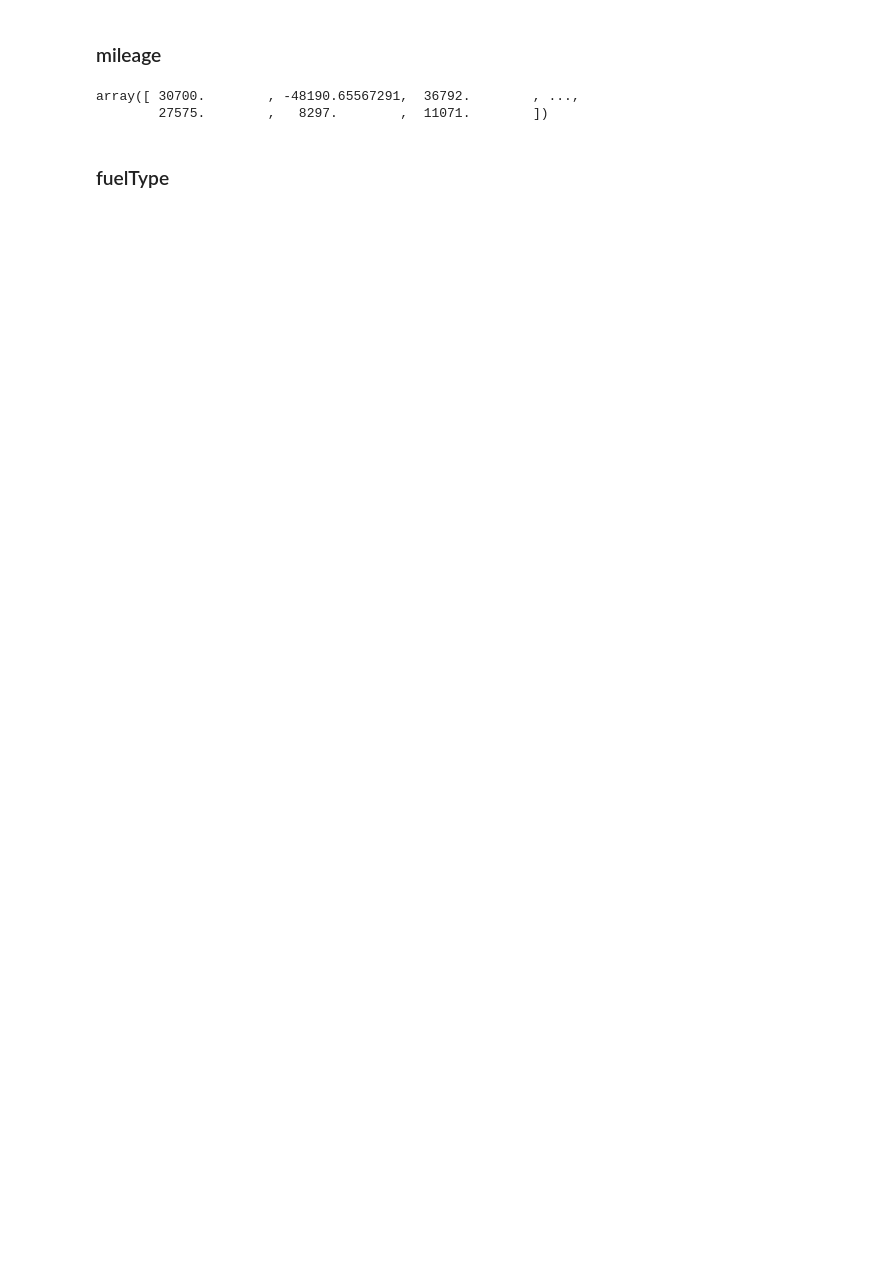
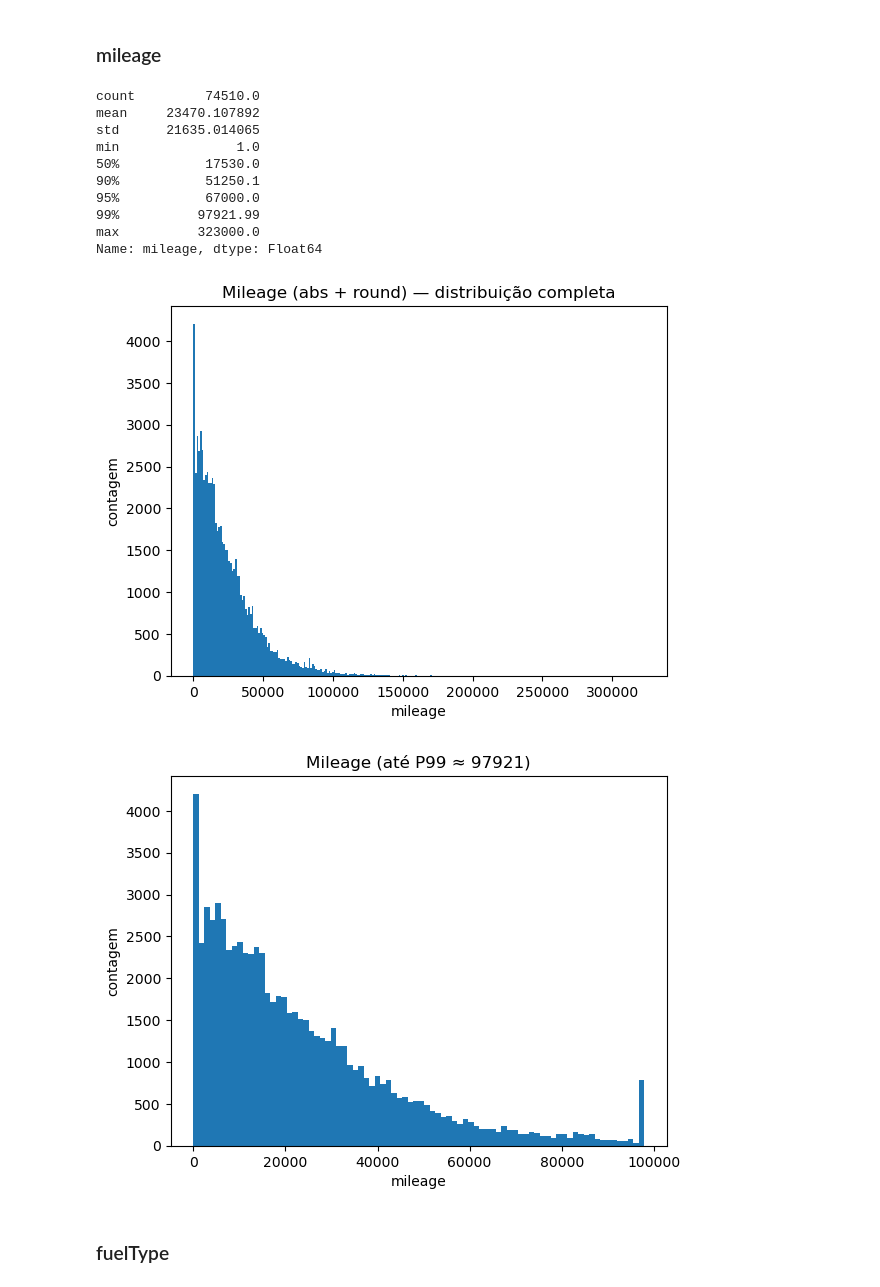
Before and after one commit to Filipa2002/Cars4You-Expediting-Car-Evaluations-with-ML, a Jupyter notebook: Marta/Notebook_v1.ipynb, the cells around one changed output. Saved outputs shown, nothing was run; the diff lists cells and outputs as text; code cells hidden in the pictures; blank space fills up the shorter version.

Commit message:
fim de limpeza

```diff
--- a/Marta/Notebook_v1.ipynb
+++ b/Marta/Notebook_v1.ipynb
@@ -49,0 +72,3 @@ brand_model_dic = pd.read_csv(r"C:\Users\Utilizador\OneDrive\Documentos\NovaIms\
+# %%
+train["Brand"] = train["Brand"].str.strip()
+train["model"] = train["model"].str.strip()
@@ -116,8 +214,0 @@ brand_model_dic.reset_index(drop=True, inplace=True)
-# %%
-train["Brand"] = (
-    train["Brand"]
-      .astype(str)
-      .str.strip()
-      .str.lower()           # já normalizas, mas fica aqui para ser à prova de bala
-      .replace(brand_aliases)  # mapeia alias -> canónico (vw->volkswagen, mb->mercedes-benz, etc.)
-)
@@ -368,10 +232,10 @@ array([2022.87800554, 2017.        , 2016.        , 2019.        ,
 # %%
 #por agora nulos ficom com 9999
-df["year"] = df["year"].fillna(9999)
+train["year"] = train["year"].fillna(9999)
 
 # Ficar só com a parte inteira e converter para int
-df["year"] = df["year"].astype(float).astype(int)
+train["year"] = train["year"].astype(float).astype(int)
+train.loc[train["year"] == 9999, "year"] = None
 
-print(df["year"].unique())
-print(df.dtypes)
+print(train["year"].unique())
 # %% [output]
@@ -432,11 +302,45 @@ print(df["transmission"].unique())
 # %% [markdown]
 ### mileage
 # %%
-df["mileage"].unique()
-#tem de ser numero e tem de ser poitivo
+# 1) Limpeza: absoluto + arredondado (preserva NaN)
+train["mileage"] = (
+    pd.to_numeric(train["mileage"], errors="coerce")
+      .abs()
+      .round()
+      .astype("Int64")
+)
+
+# 2) Resumo
+print(train["mileage"].describe(percentiles=[0.50, 0.90, 0.95, 0.99]))
+
+# 3) Histograma — intervalo completo
+s = train["mileage"].dropna()
+plt.figure()
+plt.hist(s, bins="auto")
+plt.title("Mileage (abs + round) — distribuição completa")
+plt.xlabel("mileage"); plt.ylabel("contagem")
+plt.show()
+
+# 4) Histograma — “zoom” até P99 (usar limite inteiro para manter dtype)
+p99 = int(s.quantile(0.99))
+plt.figure()
+plt.hist(s.clip(upper=p99), bins="auto")
+plt.title(f"Mileage (até P99 ≈ {p99})")
+plt.xlabel("mileage"); plt.ylabel("contagem")
+plt.show()
 # %% [output]
-array([ 30700.        , -48190.65567291,  36792.        , ...,
-        27575.        ,   8297.        ,  11071.        ])
+count         74510.0
+mean     23470.107892
+std      21635.014065
+min               1.0
+50%           17530.0
+90%           51250.1
+95%           67000.0
+99%          97921.99
+max          323000.0
+Name: mileage, dtype: Float64
+[figure, added]
+[figure, added]
 # %% [markdown]
 ### fuelType
 # %%
```
Also changed, not shown: parts of 47 cells of this notebook, 1 other file.
